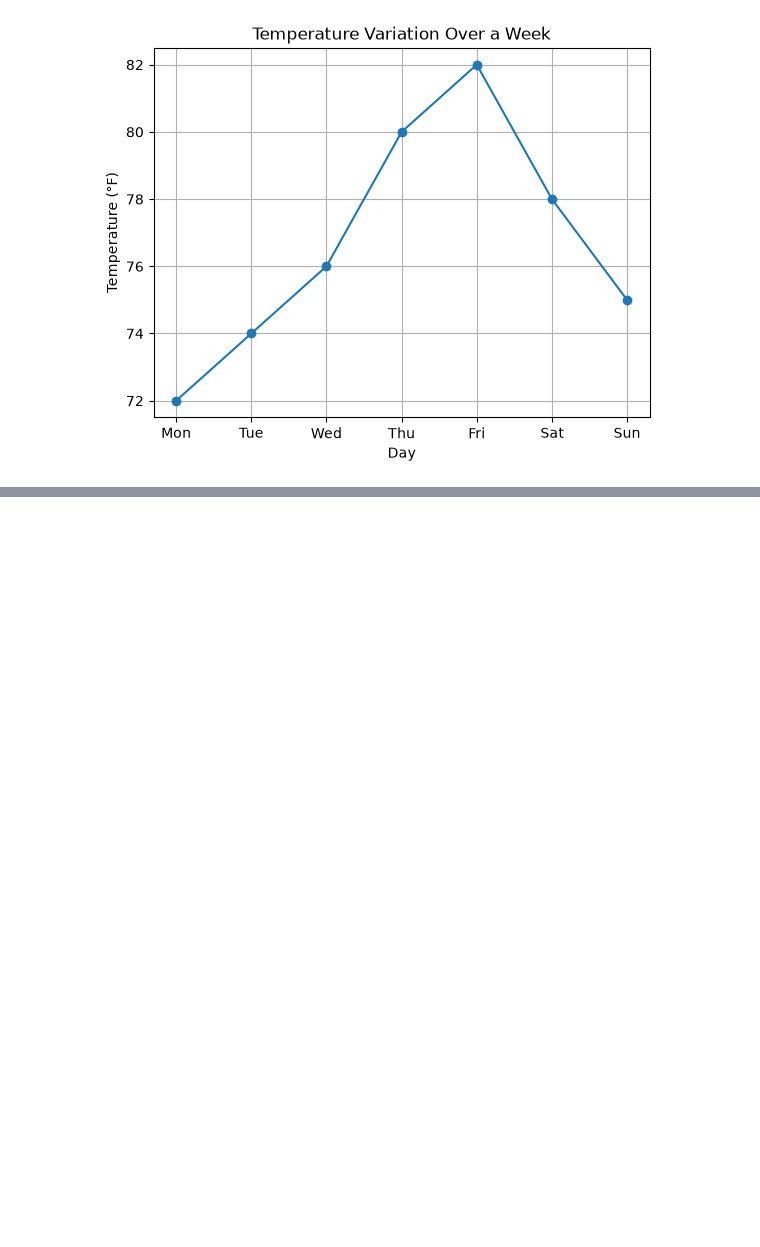
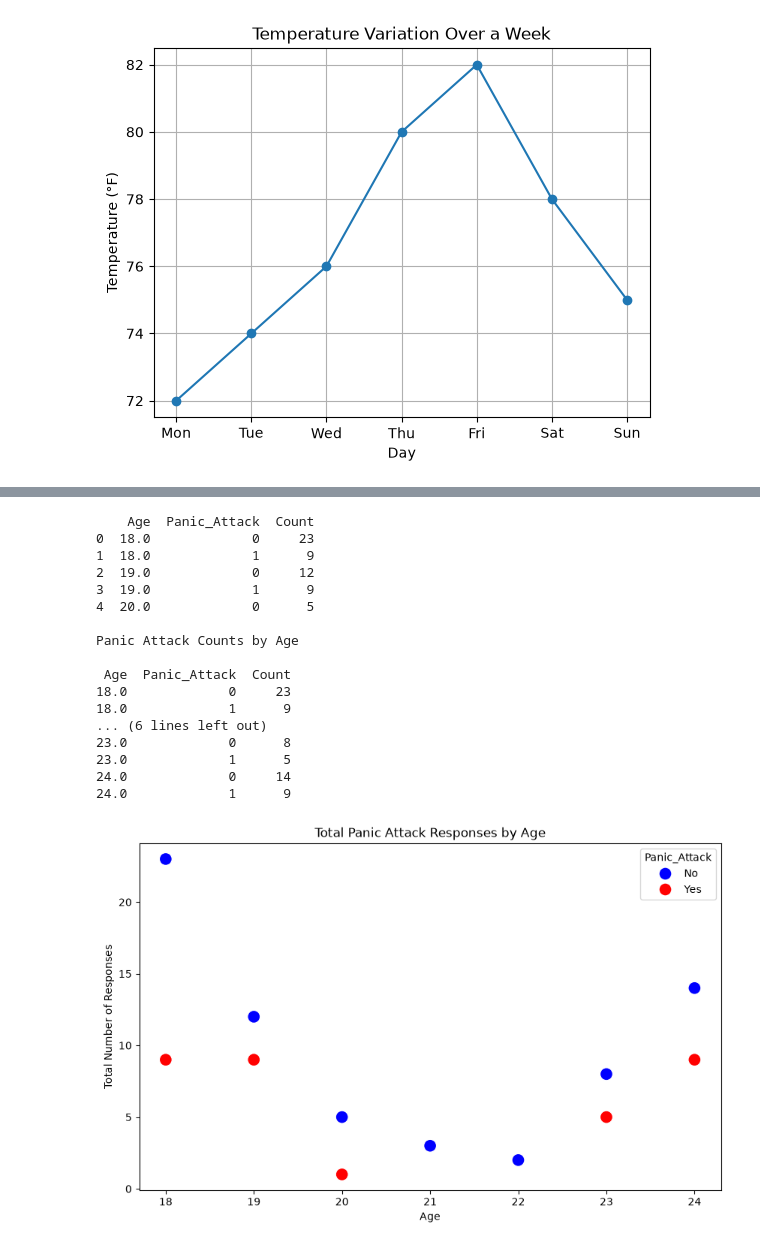
Before and after one commit to esti-sidley342/DI-Bootcamp-Stage1, a Jupyter notebook: Week3/Day6/ExercisesXP/Week3Day6.ipynb, the cells around one changed output, grey strips where cells are left out. Saved outputs shown, nothing was run; the diff lists cells and outputs as text; code cells hidden in the pictures; blank space fills up the shorter version.

```diff
--- a/Week3/Day6/ExercisesXP/Week3Day6.ipynb
+++ b/Week3/Day6/ExercisesXP/Week3Day6.ipynb
@@ -52,0 +129,70 @@ plt.show()
+# %%
+import pandas as pd
+import seaborn as sns
+import matplotlib.pyplot as plt
+
+#Exercise 6
+
+# Load the dataset
+df = pd.read_csv("student-mental-health.csv")
+
+# Convert Yes/No to 1/0
+df["Panic_Attack"] = df["Do you have Panic attack?"].map({
+    "Yes": 1,
+    "No": 0
+})
+
+# Count occurrences by age and panic attack status
+panic_attack_by_age = (
+    df.groupby(["Age", "Panic_Attack"])
+      .size()
+      .reset_index(name="Count")
+)
+
+# Verify columns
+print(panic_attack_by_age.head())
+
+# Display the results as a table
+print("\nPanic Attack Counts by Age\n")
+print(panic_attack_by_age.to_string(index=False))
+
+panic_attack_by_age["Panic_Attack"] = panic_attack_by_age["Panic_Attack"].map({
+    0: "No",
+    1: "Yes"
+})
+
+# Create scatterplot
+plt.figure(figsize=(10, 6))
+
+sns.scatterplot(
+    data=panic_attack_by_age,
+    x="Age",
+    y="Count",
+    hue="Panic_Attack",
+    s=150,
+    palette=["blue", "red"]  # No = blue, Yes = red
+)
+
+plt.xlabel("Age")
+plt.ylabel("Total Number of Responses")
+plt.title("Total Panic Attack Responses by Age")
+plt.show()
+# %% [output]
+    Age  Panic_Attack  Count
+0  18.0             0     23
+1  18.0             1      9
+2  19.0             0     12
+3  19.0             1      9
+4  20.0             0      5
+
+Panic Attack Counts by Age
+
+ Age  Panic_Attack  Count
+18.0             0     23
+18.0             1      9
+... (6 lines left out)
+23.0             0      8
+23.0             1      5
+24.0             0     14
+24.0             1      9
+[figure, added]
```
Also changed, not shown: parts of 6 cells of this notebook, 1 other file.
